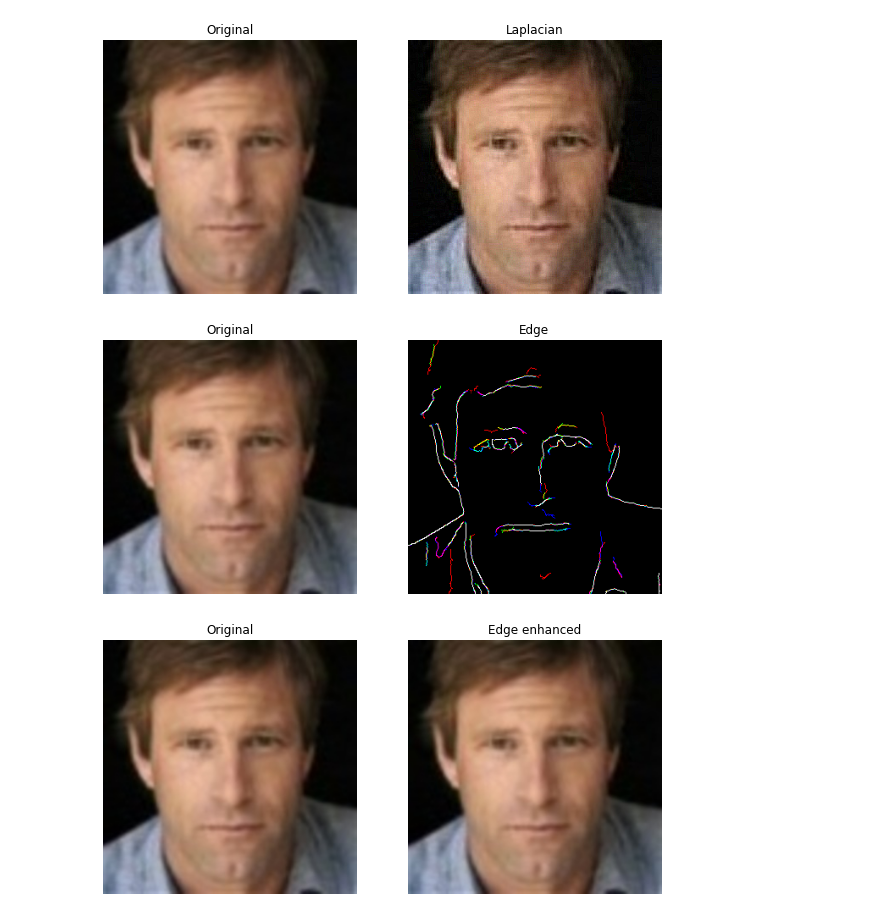
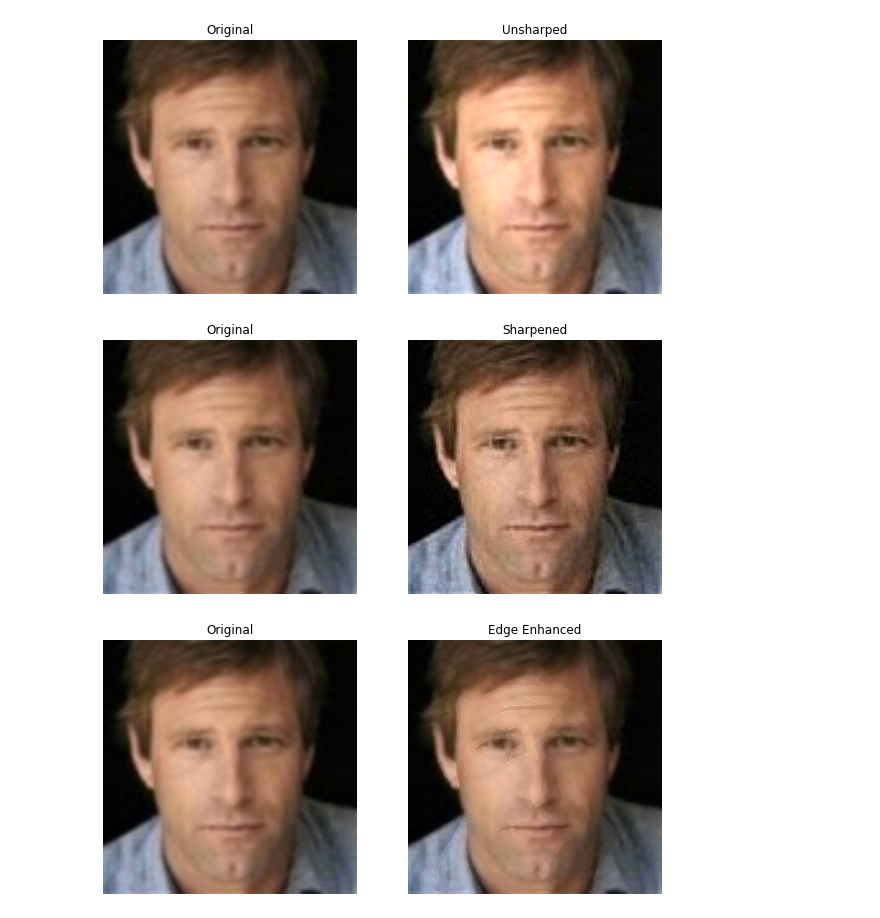
Before and after one commit to Roland-Wen/Image-Enhancement, a Jupyter notebook: Unblur.ipynb, the cells around one changed output. Saved outputs shown, nothing was run; the diff lists cells and outputs as text; code cells hidden in the pictures.

Commit message:
Added unblur, sharpen, edge enhancement

```diff
--- a/Unblur.ipynb
+++ b/Unblur.ipynb
@@ -29,22 +29,48 @@ show(image,unsharped,"Unsharped")
 # %%
 # Sharpen
-laplacian=np.array([[-1,-1,-1],
-                    [-1,9,-1],
-                    [-1,-1,-1]])
-sharpenByLaplacian=cv2.filter2D(image,-1,laplacian)
-show(image,sharpenByLaplacian,"Laplacian")
+def sharpen(image):
+    laplacian=np.array([[-1,-1,-1],
+                        [-1,9,-1],
+                        [-1,-1,-1]])
+    sharpenByLaplacian=cv2.filter2D(image,-1,laplacian)
+    return sharpenByLaplacian
-# %% [output]
-[figure, removed]
 # %%
 # Edge enhancement
-(R,G,B)=cv2.split(blurred)
-Redge=cv2.Canny(R,20,75)
-Gedge=cv2.Canny(G,20,75)
-Bedge=cv2.Canny(B,20,75)
-edges=cv2.merge([Redge,Gedge,Bedge])
-show(image,edges,"Edge")
-edgeEnhanced=image+edges
-show(image,edgeEnhanced,"Edge enhanced")
+def edgeEnhance(image):
+    def getLapla(inputs):
+        ans=0
+        laplacian=np.array([[-1,-1,-1],
+                            [-1,9.12,-1],
+                            [-1,-1,-1]])
+        for i in range(inputs.shape[0]):
+            for j in range(inputs.shape[1]):
+                ans+=inputs[i,j]*laplacian[i,j]
+        return ans
+
+    # detect edges in grayscale
+    gray=cv2.cvtColor(blurred,cv2.COLOR_RGB2GRAY)
+    edges=cv2.Canny(gray,20,40)
+
+    # enhance those edges by applying sharpening them
+    edgeEnhanced=image.copy()
+    H,W,colors=image.shape
+    for i in range(1,H-1):
+        for j in range(1,W-1):
+            # found an edge, sharpen it
+            if edges[i][j]==255:
+                for color in range(colors):
+                    edgeEnhanced[i,j,color]=getLapla(image[i-1:i+2,j-1:j+2,color])
+
+    return edgeEnhanced
-# %% [output]
-[figure, removed]
-[figure, removed]
+# %%
+unsharped=unsharp(image)
+sharpened=sharpen(image)
+edgeEnhanced=edgeEnhance(image)
+# %%
+show(image,unsharped,"Unsharped")
+show(image,sharpened,"Sharpened")
+show(image,edgeEnhanced,"Edge Enhanced")
+# %% [output]
+[figure, added]
+[figure, added]
+[figure, added]
```
Also changed, not shown: parts of 2 cells of this notebook.
